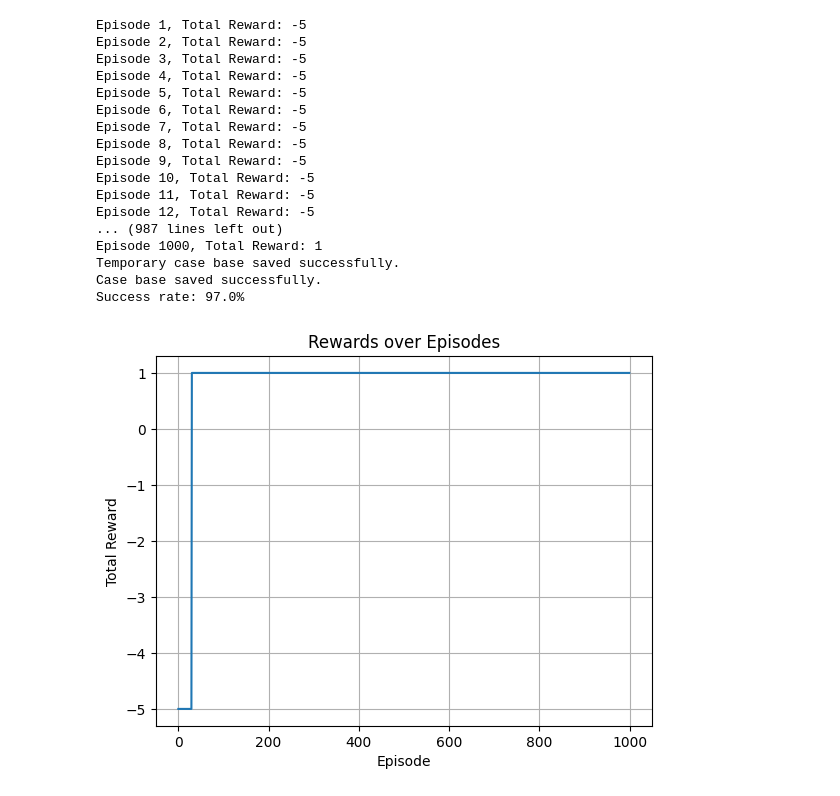
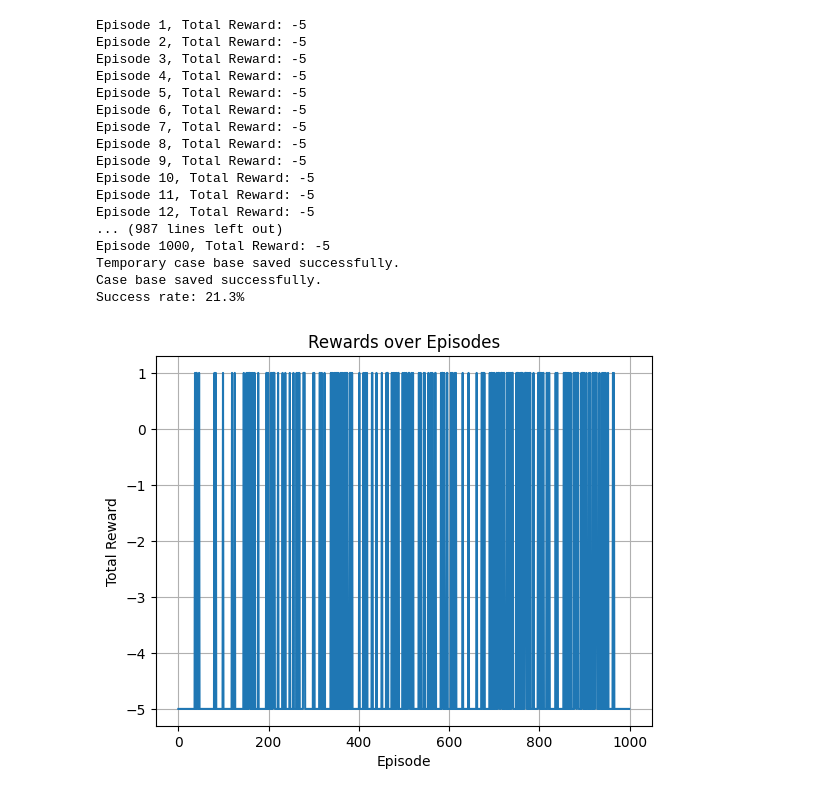
Before and after one commit to ardiantobow/myphd, a Jupyter notebook: rl/qcbrl/qcbrl_sarsaet.ipynb, the cells around one changed output. Cells and saved outputs as stored; diff of their text form; code cells hidden in the pictures.

```diff
--- a/rl/qcbrl/qcbrl_sarsaet.ipynb
+++ b/rl/qcbrl/qcbrl_sarsaet.ipynb
@@ -12,7 +12,7 @@ from gym.envs.registration import register
 register(
     id='CustomRewardFrozenLake-v1',
     entry_point='gym.envs.toy_text:FrozenLakeEnv',
-    kwargs={'map_name': '4x4', 'is_slippery': False},
+    kwargs={'map_name': '4x4', 'is_slippery': True},
     max_episode_steps=100,
     reward_threshold=1,  # Adjust the reward threshold if needed
 )
@@ -167,7 +167,7 @@ class QCBRL:
         self.case_base = []
         self.temporary_case_base = []
 
-    def run(self, episodes=100, max_steps=100, alpha=0.1, gamma=0.9, epsilon=0.1, render=False):
+    def run(self, episodes, max_steps, alpha=0.1, gamma=0.9, epsilon=0.1, render=False):
         rewards = []
         success_rate_list = []
         memory_usage = []
@@ -211,13 +211,10 @@ class QCBRL:
             else:
                 total_steps_list.append(0)
 
-
-
-
             # memory_usage.append(psutil.virtual_memory().percent)
             # gpu_memory_usage.append(pynvml.nvmlDeviceGetMemoryInfo(handle).used / 1024**2)
 
-            total_steps_list.append(total_steps)  # Append total steps for this episode
+            # total_steps_list.append(total_steps)  # Append total steps for this episode
             rewards.append(episode_reward)
             print(f"Episode {episode + 1}, Total Reward: {episode_reward}")
 
@@ -316,34 +313,34 @@ class QCBRL:
 
 
 if __name__ == "__main__":
     env = CustomRewardFrozenLake()
     num_states = env.observation_space.n
     num_actions = env.action_space.n
 
     agent = QCBRL(num_actions, env)
     rewards, success_rate, memory_usage, gpu_memory_usage, total_step_list = agent.run(episodes=1000, max_steps=1000, alpha=0.1, gamma=0.9, epsilon=0.1)
 
     agent.display_success_rate(success_rate)
     agent.plot_rewards(rewards)
     agent.plot_resources(memory_usage, gpu_memory_usage)
     agent.plot_total_steps(total_step_list)
 # %% [output]
 Episode 1, Total Reward: -5
 Episode 2, Total Reward: -5
 Episode 3, Total Reward: -5
 Episode 4, Total Reward: -5
 Episode 5, Total Reward: -5
 Episode 6, Total Reward: -5
 Episode 7, Total Reward: -5
 Episode 8, Total Reward: -5
 Episode 9, Total Reward: -5
 Episode 10, Total Reward: -5
 Episode 11, Total Reward: -5
 Episode 12, Total Reward: -5
 ... (987 lines left out)
-Episode 1000, Total Reward: 1
+Episode 1000, Total Reward: -5
 Temporary case base saved successfully.
 Case base saved successfully.
-Success rate: 97.0%
+Success rate: 21.3%
-[figure, old version]
+[figure, new version]
 [figure]
```
Also changed, not shown: parts of 1 cell of this notebook, 4 other files.
